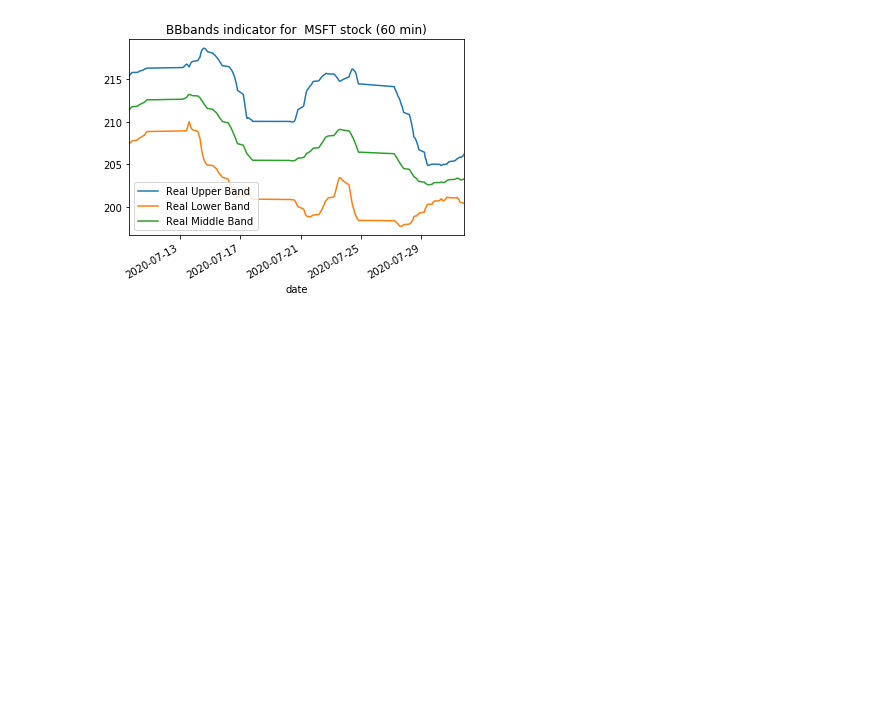
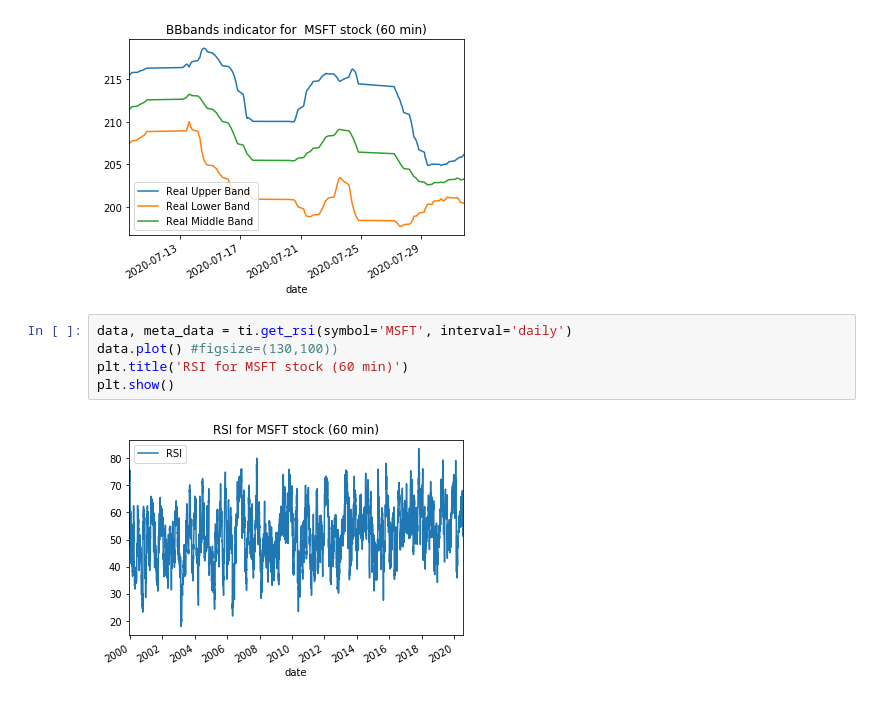
Before and after one commit to rafald/stock_data_APIs, a Jupyter notebook: alpha_vantage.ipynb, the cells around one changed output. Drawn from its saved outputs; the diff is of its cells as text; blank space fills up the shorter version.

```diff
--- a/alpha_vantage.ipynb
+++ b/alpha_vantage.ipynb
@@ -75,3 +75,10 @@ plt.title('BBbands indicator for  MSFT stock (60 min)')
 plt.show()
 # %% [output]
 [figure]
+# %%
+data, meta_data = ti.get_rsi(symbol='MSFT', interval='daily')
+data.plot() #figsize=(130,100))
+plt.title('RSI for MSFT stock (60 min)')
+plt.show()
+# %% [output]
+[figure, added]
```
Also changed, not shown: parts of 6 cells of this notebook.
